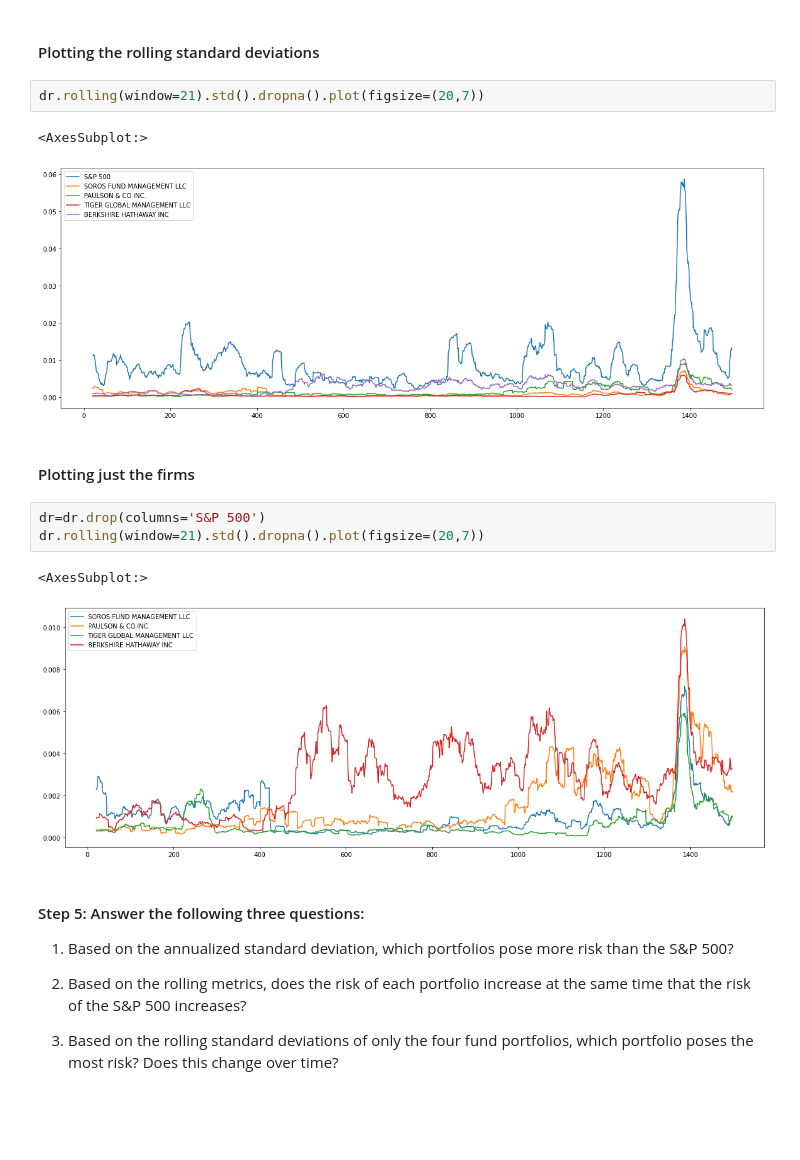
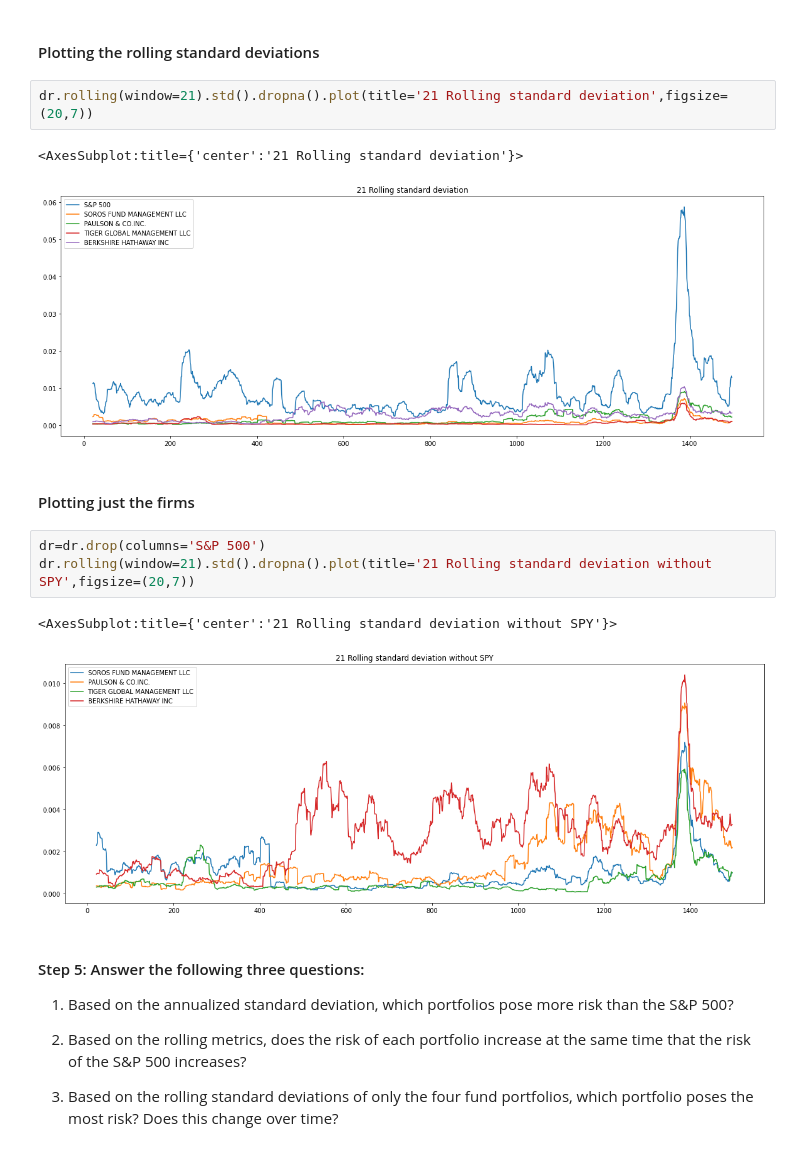
Before and after one commit to apeyton2/Risk_Return, a Jupyter notebook: risk_return_analysis.ipynb, the cells around one changed output. Drawn from its saved outputs; the diff is of its cells as text; blank space fills up the shorter version.

```diff
--- a/risk_return_analysis.ipynb
+++ b/risk_return_analysis.ipynb
@@ -197,18 +197,18 @@ dtype: float64
 # %% [markdown]
 #### Plotting the rolling standard deviations
 # %%
-dr.rolling(window=21).std().dropna().plot(figsize=(20,7))
+dr.rolling(window=21).std().dropna().plot(title='21 Rolling standard deviation',figsize=(20,7))
 # %% [output]
-<AxesSubplot:>
+<AxesSubplot:title={'center':'21 Rolling standard deviation'}>
-[figure, old version]
+[figure, new version]
 # %% [markdown]
 #### Plotting just the firms
 # %%
 dr=dr.drop(columns='S&P 500')
-dr.rolling(window=21).std().dropna().plot(figsize=(20,7))
+dr.rolling(window=21).std().dropna().plot(title='21 Rolling standard deviation without SPY',figsize=(20,7))
 # %% [output]
-<AxesSubplot:>
+<AxesSubplot:title={'center':'21 Rolling standard deviation without SPY'}>
-[figure, old version]
+[figure, new version]
 # %% [markdown]
 #### Step 5: Answer the following three questions:
 
```
Also changed, not shown: parts of 12 cells of this notebook.
